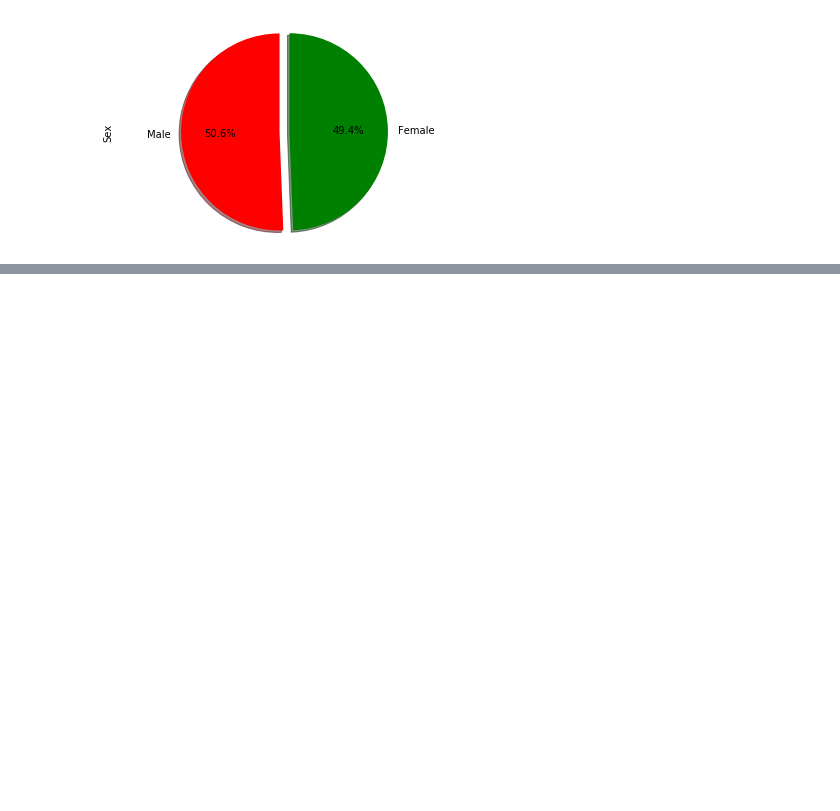
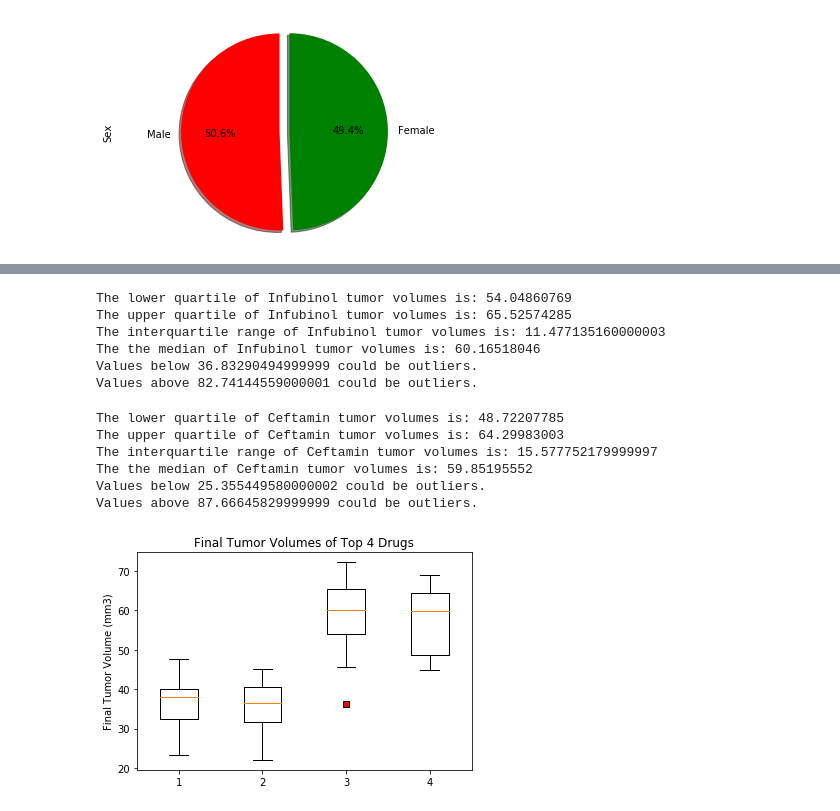
Before and after one commit to jnugent13/matplotlib-challenge, a Jupyter notebook: Matplotlib.ipynb, the cells around one changed output, grey strips where cells are left out. Drawn from its saved outputs; the diff is of its cells as text; code cells hidden in the pictures; blank space fills up the shorter version.

```diff
--- a/Matplotlib.ipynb
+++ b/Matplotlib.ipynb
@@ -112,0 +229,59 @@ plt.pie(gender_counts, labels=sex, colors=colors, explode=explode, startangle=90
+# %%
+# Give quartile calculations for Infubinol
+infubinol_volumes = final_volumes.loc[final_volumes["Drug Regimen"] == "Infubinol", "Tumor Volume (mm3)"]
+infubinol_quartiles = infubinol_volumes.quantile([.25,.5,.75])
+infubinol_lowerq = infubinol_quartiles[0.25]
+infubinol_upperq = infubinol_quartiles[0.75]
+infubinol_iqr = infubinol_upperq-infubinol_lowerq
+
+print(f"The lower quartile of Infubinol tumor volumes is: {infubinol_lowerq}")
+print(f"The upper quartile of Infubinol tumor volumes is: {infubinol_upperq}")
+print(f"The interquartile range of Infubinol tumor volumes is: {infubinol_iqr}")
+print(f"The the median of Infubinol tumor volumes is: {infubinol_quartiles[0.5]} ")
+
+infubinol_lower_bound = infubinol_lowerq - (1.5*infubinol_iqr)
+infubinol_upper_bound = infubinol_upperq + (1.5*infubinol_iqr)
+print(f"Values below {infubinol_lower_bound} could be outliers.")
+print(f"Values above {infubinol_upper_bound} could be outliers.")
+# %% [output]
+The lower quartile of Infubinol tumor volumes is: 54.04860769
+The upper quartile of Infubinol tumor volumes is: 65.52574285
+The interquartile range of Infubinol tumor volumes is: 11.477135160000003
+The the median of Infubinol tumor volumes is: 60.16518046
+Values below 36.83290494999999 could be outliers.
+Values above 82.74144559000001 could be outliers.
+# %%
+# Give quartile calculations for Ceftamin
+ceftamin_volumes = final_volumes.loc[final_volumes["Drug Regimen"] == "Ceftamin", "Tumor Volume (mm3)"]
+ceftamin_quartiles = ceftamin_volumes.quantile([.25,.5,.75])
+ceftamin_lowerq = ceftamin_quartiles[0.25]
+ceftamin_upperq = ceftamin_quartiles[0.75]
+ceftamin_iqr = ceftamin_upperq-ceftamin_lowerq
+
+print(f"The lower quartile of Ceftamin tumor volumes is: {ceftamin_lowerq}")
+print(f"The upper quartile of Ceftamin tumor volumes is: {ceftamin_upperq}")
+print(f"The interquartile range of Ceftamin tumor volumes is: {ceftamin_iqr}")
+print(f"The the median of Ceftamin tumor volumes is: {ceftamin_quartiles[0.5]} ")
+
+ceftamin_lower_bound = ceftamin_lowerq - (1.5*ceftamin_iqr)
+ceftamin_upper_bound = ceftamin_upperq + (1.5*ceftamin_iqr)
+print(f"Values below {ceftamin_lower_bound} could be outliers.")
+print(f"Values above {ceftamin_upper_bound} could be outliers.")
+# %% [output]
+The lower quartile of Ceftamin tumor volumes is: 48.72207785
+The upper quartile of Ceftamin tumor volumes is: 64.29983003
+The interquartile range of Ceftamin tumor volumes is: 15.577752179999997
+The the median of Ceftamin tumor volumes is: 59.85195552
+Values below 25.355449580000002 could be outliers.
+Values above 87.66645829999999 could be outliers.
+# %%
+# Example outlier plot of reaction times
+data = [capomulin_volumes, ramicane_volumes, infubinol_volumes, ceftamin_volumes]
+red_square = dict(markerfacecolor='r', marker='s')
+fig1, ax1 = plt.subplots()
+ax1.set_title('Final Tumor Volumes of Top 4 Drugs')
+ax1.set_ylabel('Final Tumor Volume (mm3)')
+ax1.boxplot(data, flierprops=red_square)
+plt.show()
+# %% [output]
+[figure, added]
```
Also changed, not shown: parts of 10 cells of this notebook.
